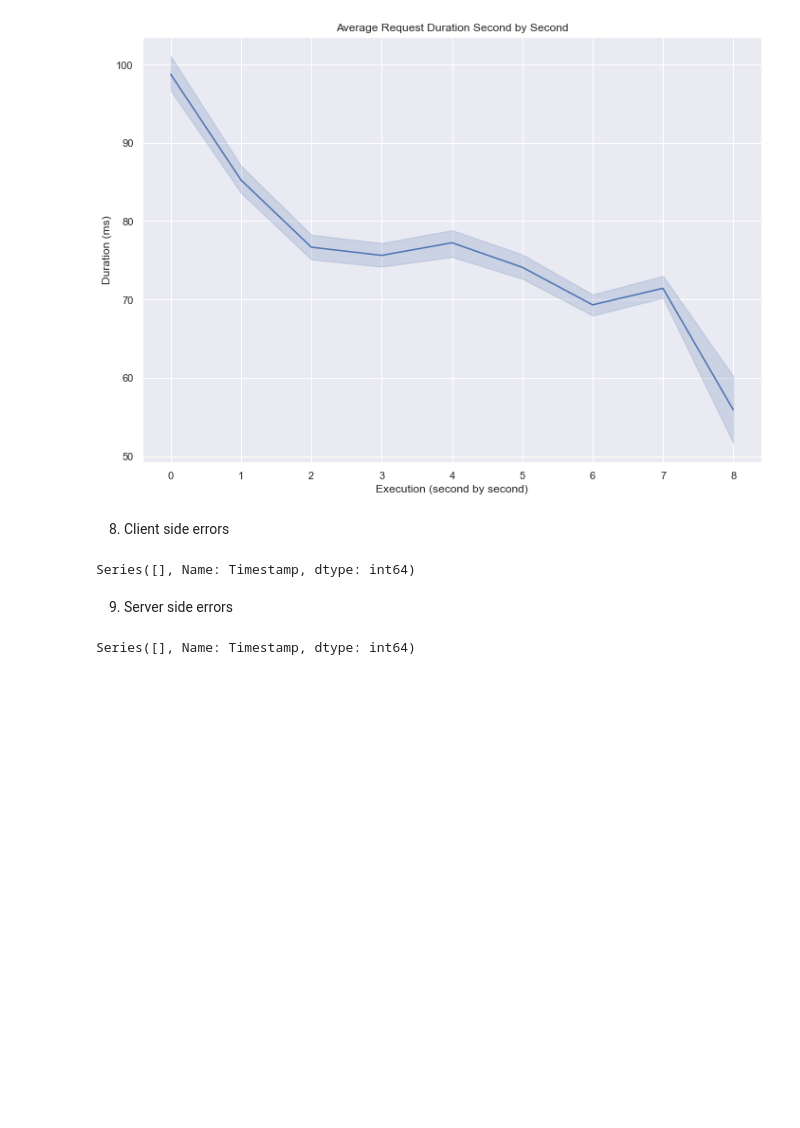
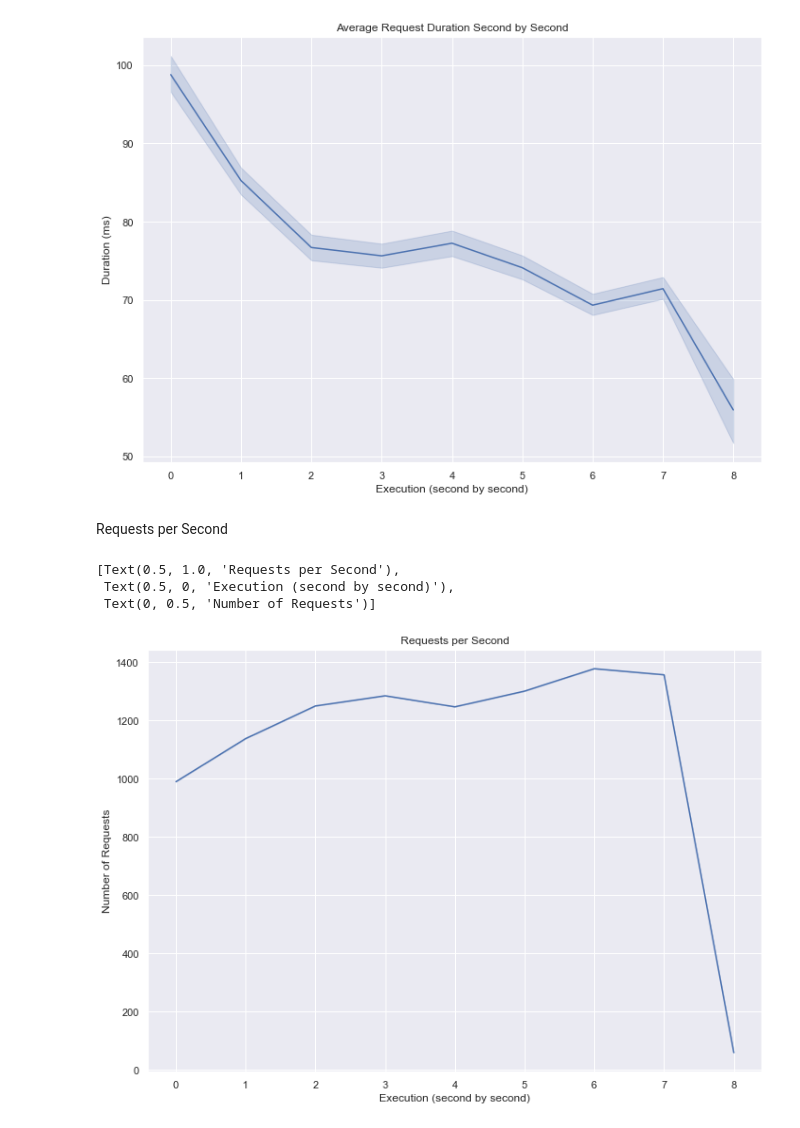
Before and after one commit to jjmrocha/beast-analytics, a Jupyter notebook: single-file.ipynb, the cells around one changed output. Saved outputs shown, nothing was run; the diff lists cells and outputs as text; code cells hidden in the pictures; blank space fills up the shorter version.

```diff
--- a/single-file.ipynb
+++ b/single-file.ipynb
@@ -123,15 +184,22 @@ img.set(
  Text(0.5, 0, 'Execution (second by second)'),
  Text(0, 0.5, 'Duration (ms)')]
 [figure]
-# %% [markdown]
-8. Client side errors
-# %%
-bofc.groupby('Result').Timestamp.count().sort_values(ascending=False)
-# %% [output]
-Series([], Name: Timestamp, dtype: int64)
-# %% [markdown]
-9. Server side errors
-# %%
-bofs.groupby('StatusCode').Timestamp.count().sort_values(ascending=False)
-# %% [output]
-Series([], Name: Timestamp, dtype: int64)
+# %% [markdown]
+Requests per Second
+# %%
+rps_img=sea.lineplot(
+    x="ExecutionPace",
+    y="StatusCode",
+    estimator=np.count_nonzero,
+    data=bos,
+)
+rps_img.set(
+    title='Requests per Second',
+    xlabel='Execution (second by second)',
+    ylabel='Number of Requests'
+)
+# %% [output]
+[Text(0.5, 1.0, 'Requests per Second'),
+ Text(0.5, 0, 'Execution (second by second)'),
+ Text(0, 0.5, 'Number of Requests')]
+[figure, added]
```
Also changed, not shown: parts of 41 cells of this notebook, 2 other files.
